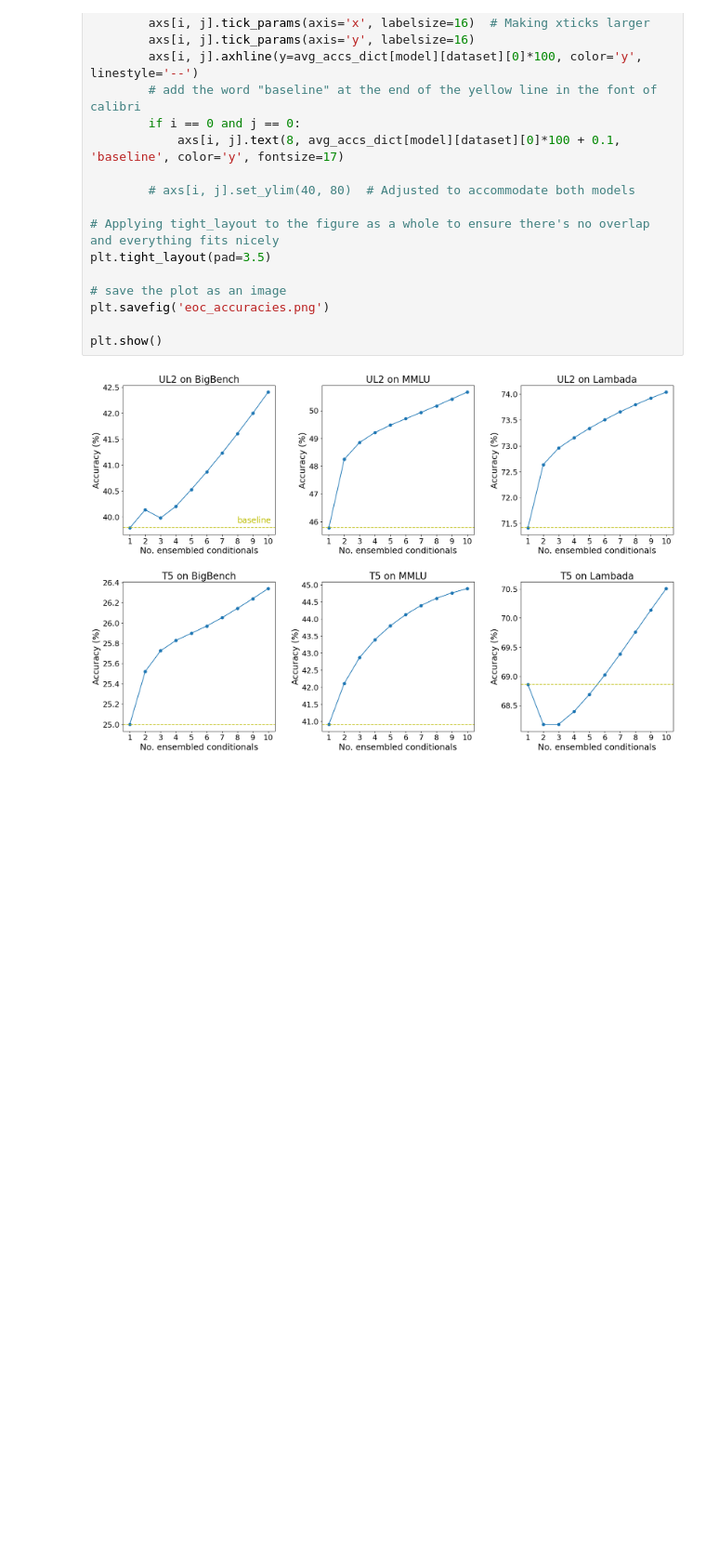
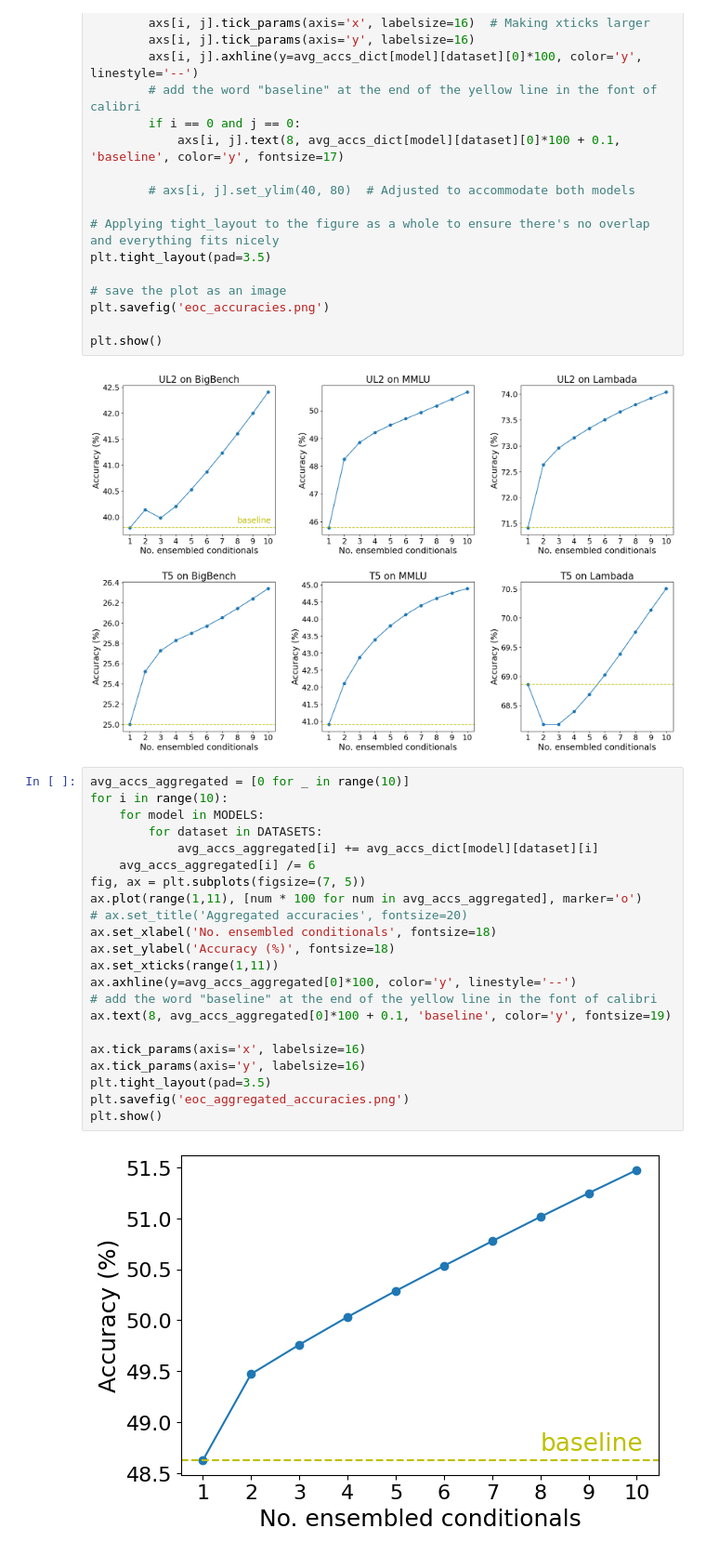
Before and after one commit to tomyoung903/MLM_inconsistencies, a Jupyter notebook: publication/plot.ipynb, the cells around one changed output. Shown at 93% size. Cells and saved outputs as stored; diff of their text form; blank space fills up the shorter version.

```diff
--- a/publication/plot.ipynb
+++ b/publication/plot.ipynb
@@ -295,6 +295,30 @@ plt.savefig('eoc_accuracies.png')
 plt.show()
 # %% [output]
 [figure]
+# %%
+avg_accs_aggregated = [0 for _ in range(10)]
+for i in range(10):
+    for model in MODELS:
+        for dataset in DATASETS:
+            avg_accs_aggregated[i] += avg_accs_dict[model][dataset][i]
+    avg_accs_aggregated[i] /= 6
+fig, ax = plt.subplots(figsize=(7, 5))
+ax.plot(range(1,11), [num * 100 for num in avg_accs_aggregated], marker='o')
+# ax.set_title('Aggregated accuracies', fontsize=20)
+ax.set_xlabel('No. ensembled conditionals', fontsize=18)
+ax.set_ylabel('Accuracy (%)', fontsize=18)
+ax.set_xticks(range(1,11))
+ax.axhline(y=avg_accs_aggregated[0]*100, color='y', linestyle='--')
+# add the word "baseline" at the end of the yellow line in the font of calibri
+ax.text(8, avg_accs_aggregated[0]*100 + 0.1, 'baseline', color='y', fontsize=19)
+
+ax.tick_params(axis='x', labelsize=16)
+ax.tick_params(axis='y', labelsize=16)
+plt.tight_layout(pad=3.5)
+plt.savefig('eoc_aggregated_accuracies.png')
+plt.show()
+# %% [output]
+[figure, added]
 # %%
 # do the same for the disagreements but use one figure for each dataset
 fig, axs = plt.subplots(1, 3, figsize=(18, 6))  # Adjusted size for better visibility
```
Also changed, not shown: parts of 1 cell of this notebook, 2 other files.
